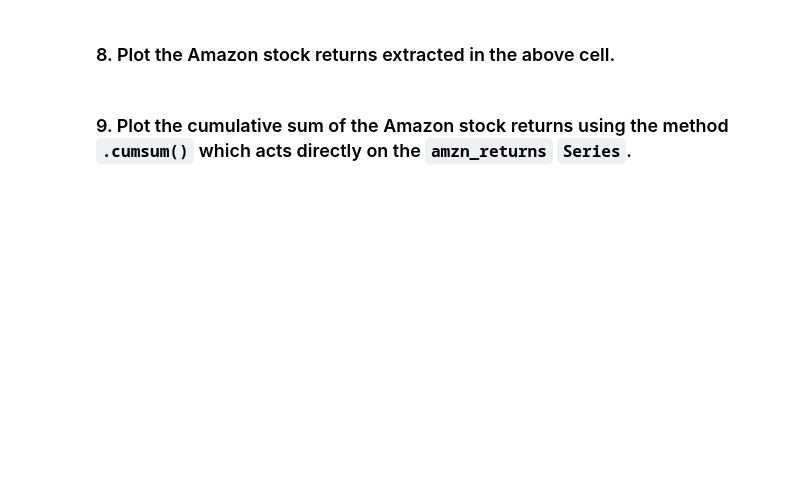
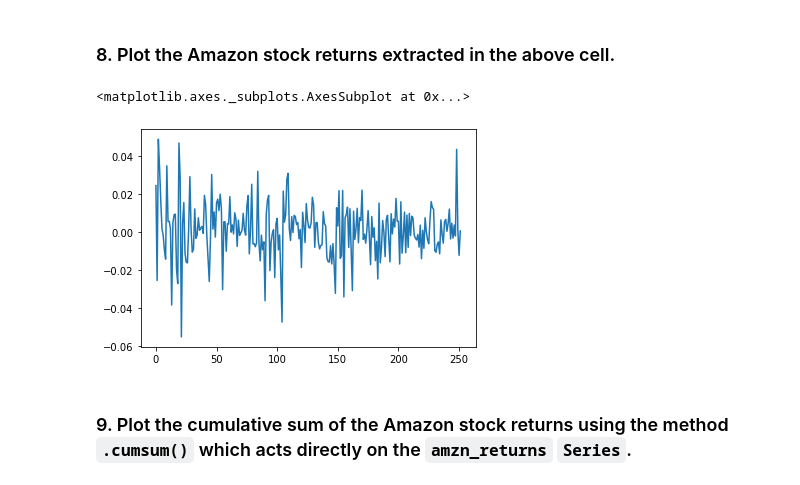
Before and after one commit to BenjiLuo/CodepathSwiftCourse-Prework, a Jupyter notebook: LinearAlgebra_project.ipynb, the cells around one changed output. Cells and saved outputs as stored; diff of their text form; code cells hidden in the pictures; blank space fills up the shorter version.

```diff
--- a/LinearAlgebra_project.ipynb
+++ b/LinearAlgebra_project.ipynb
@@ -21,10 +21,14 @@ import csv
 # data = pd.read_csv('data_stock_returns.csv')
 # print(data)
 
-with open('data_stock_returns', 'r') as csv_file:
-  reader = csv.reader(csv_file)
+# with open('data_stock_returns.csv', 'r') as csv_file:
+#   reader = csv.reader(csv_file)
 
-  for row in reader:
-    print(row)
-  csv_file.close()
+#   for row in reader:
+#     print(row)
+#   csv_file.close()
+
+returns = pd.read_csv('data_stock_returns.csv')
+
+returns
 # %% [output]
@@ -53,3 +94,6 @@ FileNotFoundError: ignored
 ### 7. Extract the returns of the Amazon stock only, which has a ticker symbol `AMZN`. Save it in a `Series` called `amzn_returns`.
 # %%
 # code for question 7
+amzn = returns['AMZN']
+amzn_returns = pd.Series(data=amzn)
+print(amzn_returns)
@@ -57,6 +114,10 @@ FileNotFoundError: ignored
 ### 8. Plot the Amazon stock returns extracted in the above cell.
 # %%
 # code for question 8
+amzn_returns.plot()
+# %% [output]
+<matplotlib.axes._subplots.AxesSubplot at 0x...>
+[figure, added]
 # %% [markdown]
 ### 9. Plot the cumulative sum of the Amazon stock returns using the method `.cumsum()` which acts directly on the `amzn_returns` `Series`.
 # %%
```
Also changed, not shown: parts of 40 cells of this notebook.
